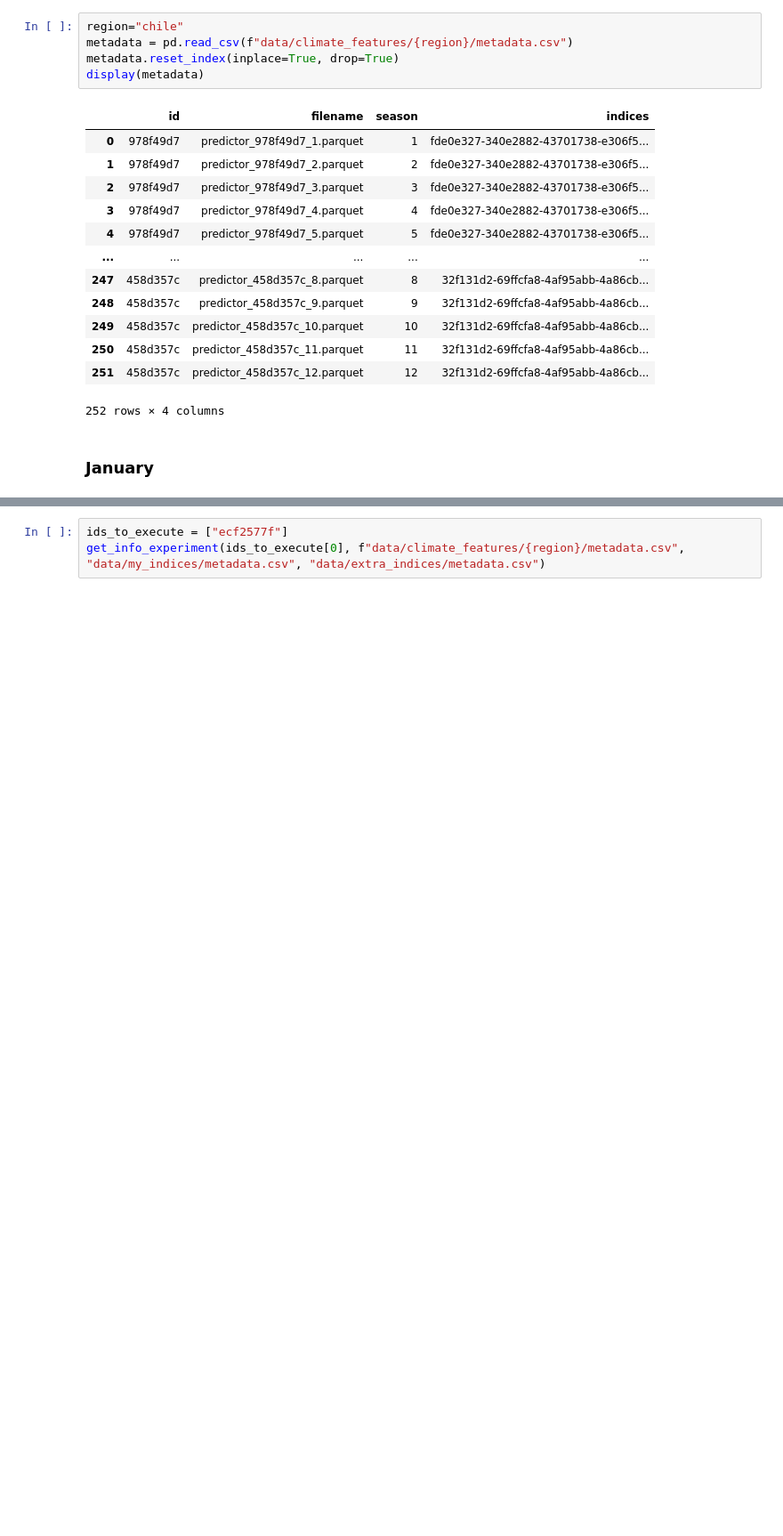
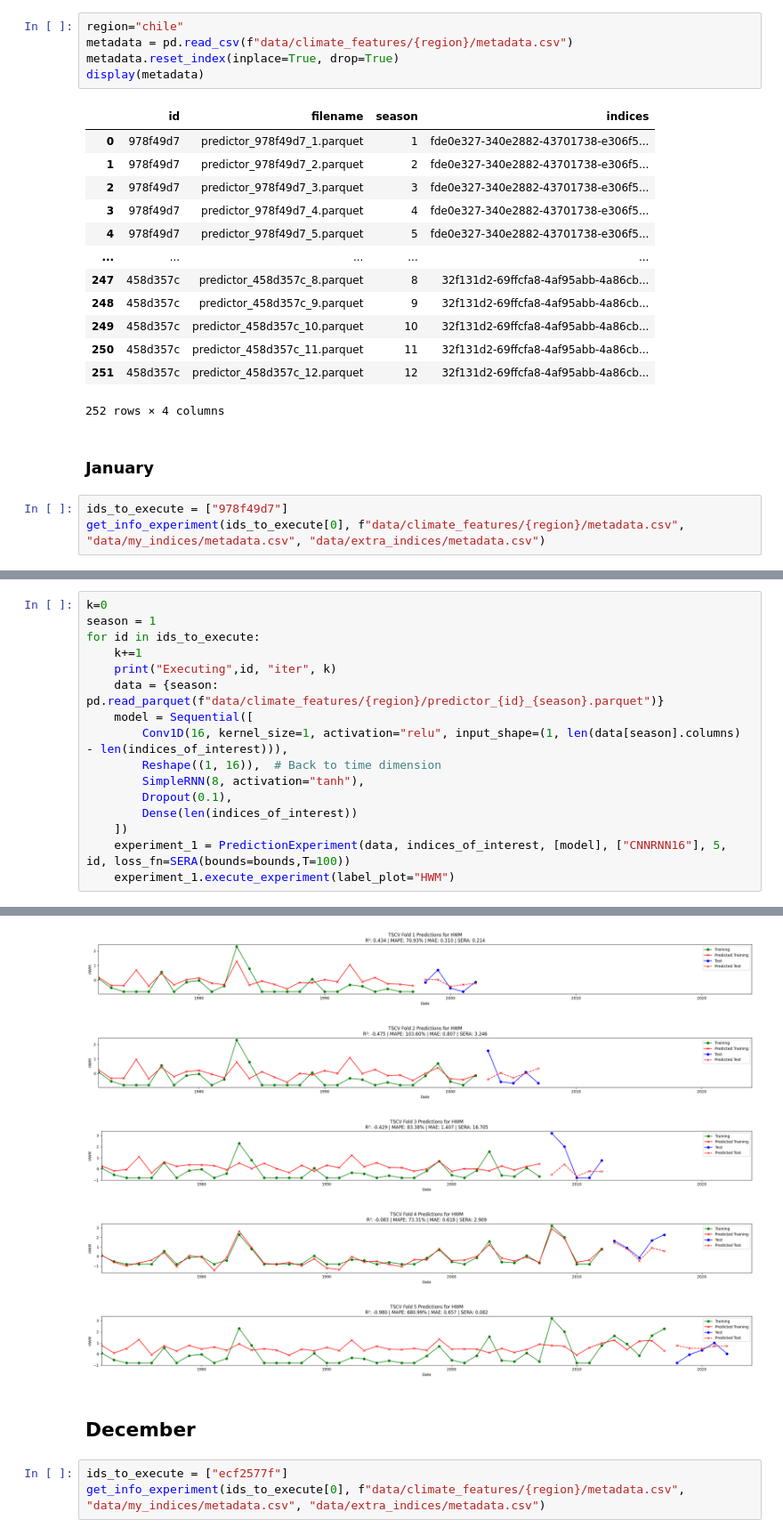
Before and after one commit to martinpavez/data, a Jupyter notebook: hw_extra/notebooks_results/visualize_predictions_sera_opt.ipynb, the cells around one changed output, grey strips where cells are left out. Shown at 89% size. Cells and saved outputs as stored; diff of their text form; blank space fills up the shorter version.

Commit message:
better relevance + yearly models + xgb sera opt

```diff
--- a/hw_extra/notebooks_results/visualize_predictions_sera_opt.ipynb
+++ b/hw_extra/notebooks_results/visualize_predictions_sera_opt.ipynb
@@ -90,3 +90,6 @@ display(metadata)
 252 rows × 4 columns
 # %% [markdown]
 ### January
+# %%
+ids_to_execute = ["978f49d7"]
+get_info_experiment(ids_to_execute[0], f"data/climate_features/{region}/metadata.csv", "data/my_indices/metadata.csv", "data/extra_indices/metadata.csv")
@@ -92,0 +111,17 @@ display(metadata)
+# %%
+k=0
+season = 1
+for id in ids_to_execute:
+    k+=1
+    print("Executing",id, "iter", k)
+    data = {season: pd.read_parquet(f"data/climate_features/{region}/predictor_{id}_{season}.parquet")}
+    model = Sequential([
+        Conv1D(16, kernel_size=1, activation="relu", input_shape=(1, len(data[season].columns) - len(indices_of_interest))),
+        Reshape((1, 16)),  # Back to time dimension
+        SimpleRNN(8, activation="tanh"),
+        Dropout(0.1),
+        Dense(len(indices_of_interest))
+    ])
+    experiment_1 = PredictionExperiment(data, indices_of_interest, [model], ["CNNRNN16"], 5, id, loss_fn=SERA(bounds=bounds,T=100))
+    experiment_1.execute_experiment(label_plot="HWM")
+# %% [output]
@@ -93,3 +145,10 @@ display(metadata)
+[figure, added]
+[figure, added]
+[figure, added]
+[figure, added]
+[figure, added]
+# %% [markdown]
+## December
 # %%
 ids_to_execute = ["ecf2577f"]
 get_info_experiment(ids_to_execute[0], f"data/climate_features/{region}/metadata.csv", "data/my_indices/metadata.csv", "data/extra_indices/metadata.csv")
```
Also changed, not shown: parts of 5 cells of this notebook, 15 other files.
